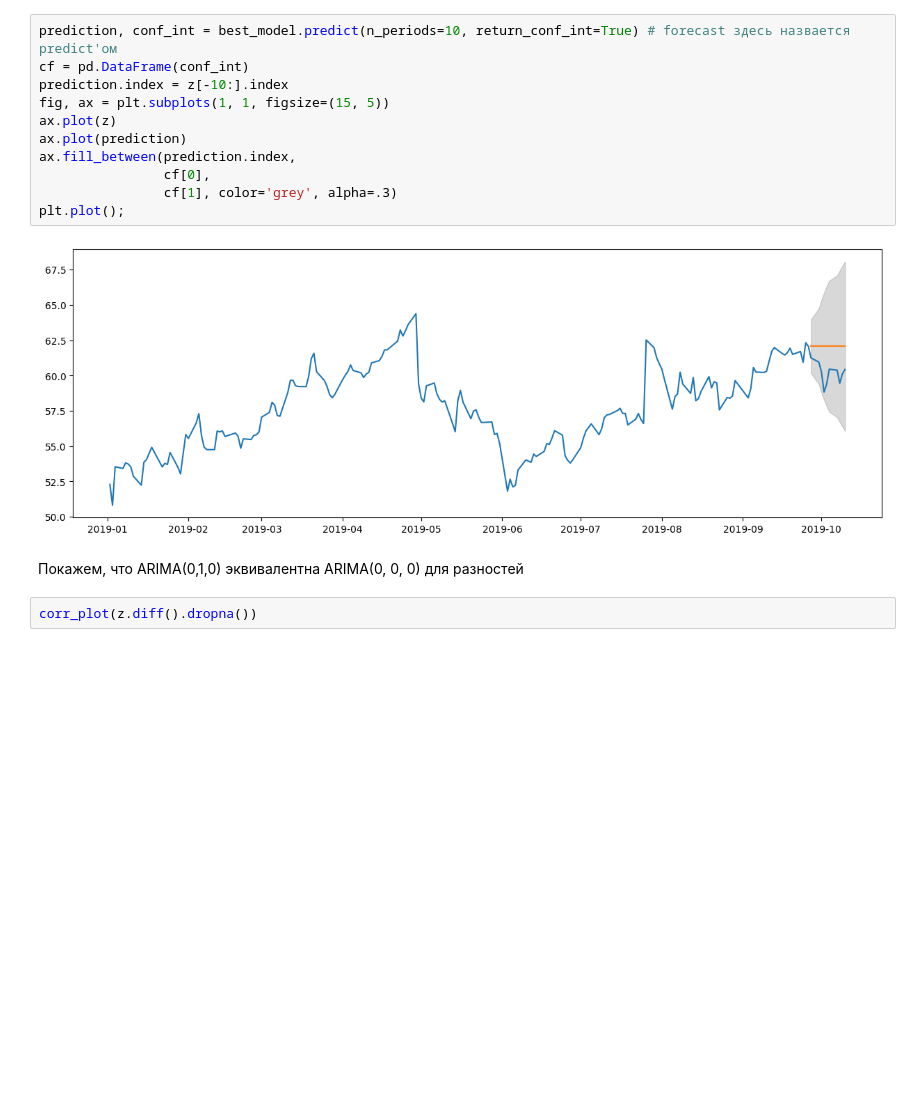
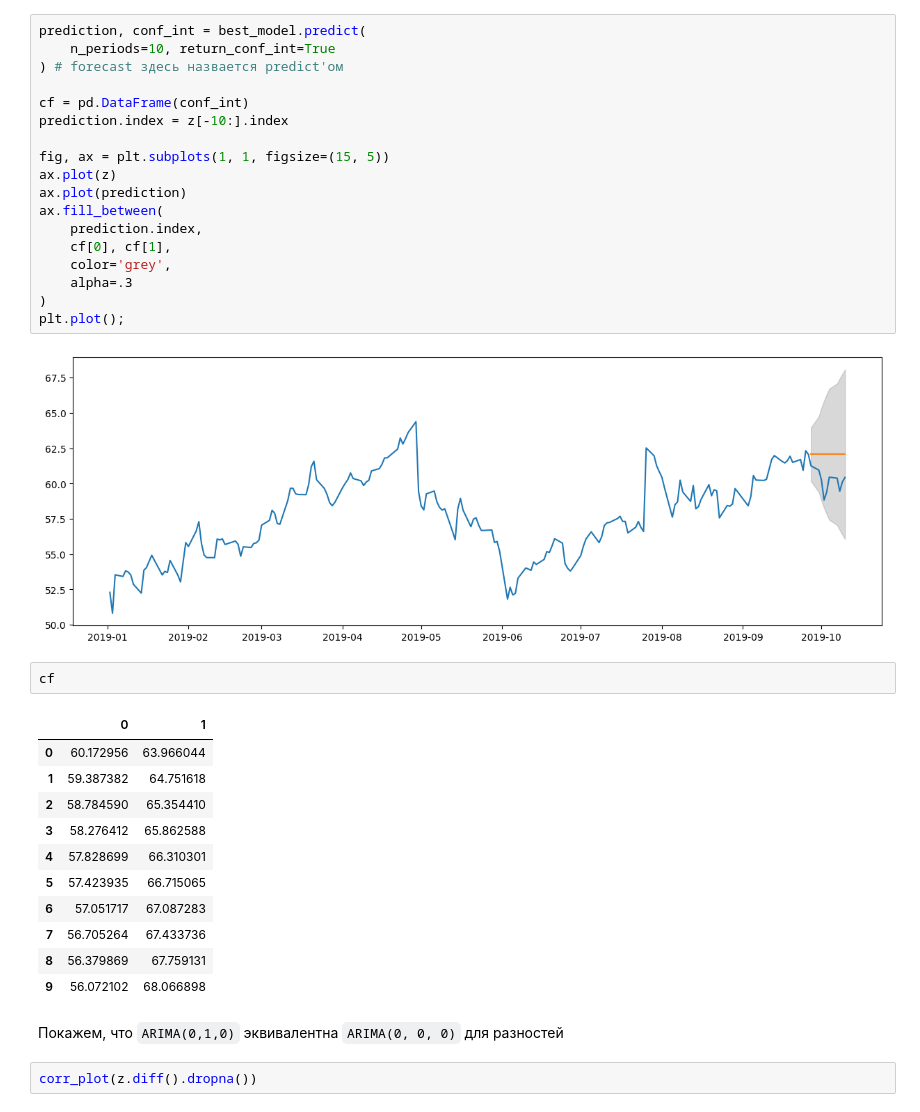
Before and after one commit to justniks/RProjects_EF, a Jupyter notebook: TimeSeries/seminar_1.ipynb, the cells around one changed output. Drawn from its saved outputs; the diff is of its cells as text; blank space fills up the shorter version.

```diff
--- a/TimeSeries/seminar_1.ipynb
+++ b/TimeSeries/seminar_1.ipynb
@@ -700,20 +827,41 @@ Warnings:
 # %% [markdown]
 Построим прогноз
 # %%
-prediction, conf_int = best_model.predict(n_periods=10, return_conf_int=True) # forecast здесь назвается predict'ом
+prediction, conf_int = best_model.predict(
+    n_periods=10, return_conf_int=True
+) # forecast здесь назвается predict'ом
+
 cf = pd.DataFrame(conf_int)
 prediction.index = z[-10:].index
+
 fig, ax = plt.subplots(1, 1, figsize=(15, 5))
 ax.plot(z)
 ax.plot(prediction)
-ax.fill_between(prediction.index,
-                cf[0],
-                cf[1], color='grey', alpha=.3)
+ax.fill_between(
+    prediction.index,
+    cf[0], cf[1],
+    color='grey',
+    alpha=.3
+)
 plt.plot();
 # %% [output]
 [figure]
+# %%
+cf
+# %% [output]
+|  | 0 | 1 |
+| 0 | 60.172956 | 63.966044 |
+| 1 | 59.387382 | 64.751618 |
+| 2 | 58.784590 | 65.354410 |
+| 3 | 58.276412 | 65.862588 |
+| 4 | 57.828699 | 66.310301 |
+| 5 | 57.423935 | 66.715065 |
+| 6 | 57.051717 | 67.087283 |
+| 7 | 56.705264 | 67.433736 |
+| 8 | 56.379869 | 67.759131 |
+| 9 | 56.072102 | 68.066898 |
 # %% [markdown]
-Покажем, что ARIMA(0,1,0) эквивалентна ARIMA(0, 0, 0) для разностей
+Покажем, что `ARIMA(0,1,0)` эквивалентна `ARIMA(0, 0, 0)` для разностей
 # %%
 corr_plot(z.diff().dropna())
 # %% [output]
```
Also changed, not shown: parts of 48 cells of this notebook.
